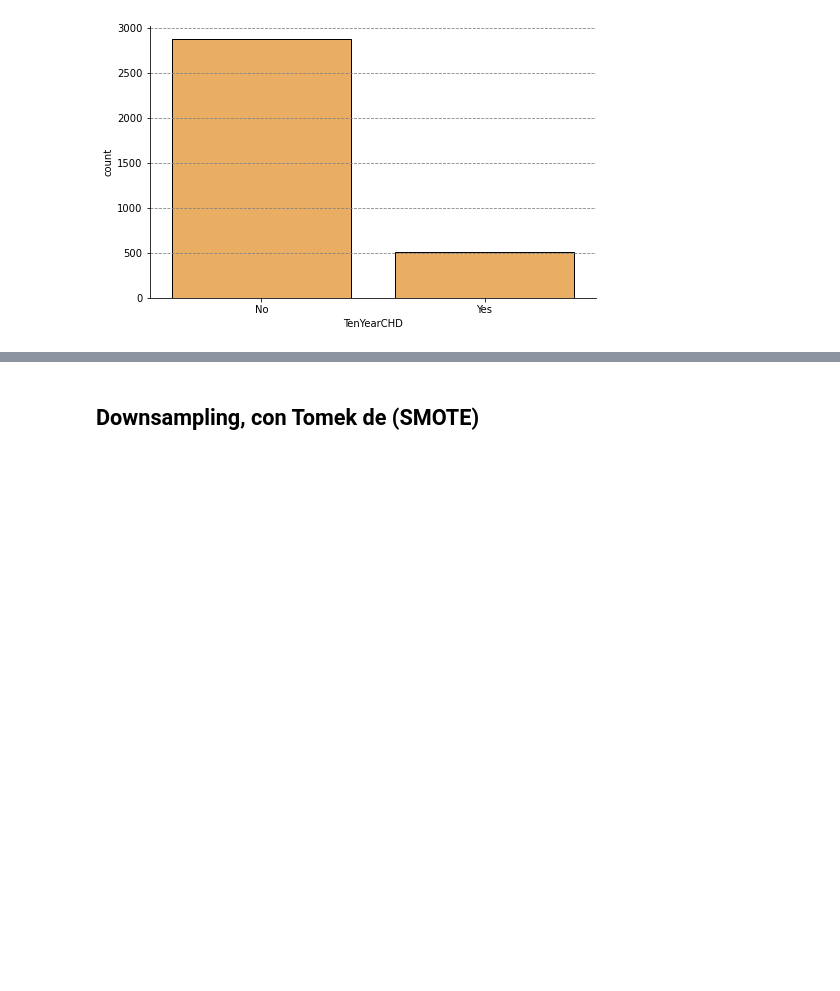
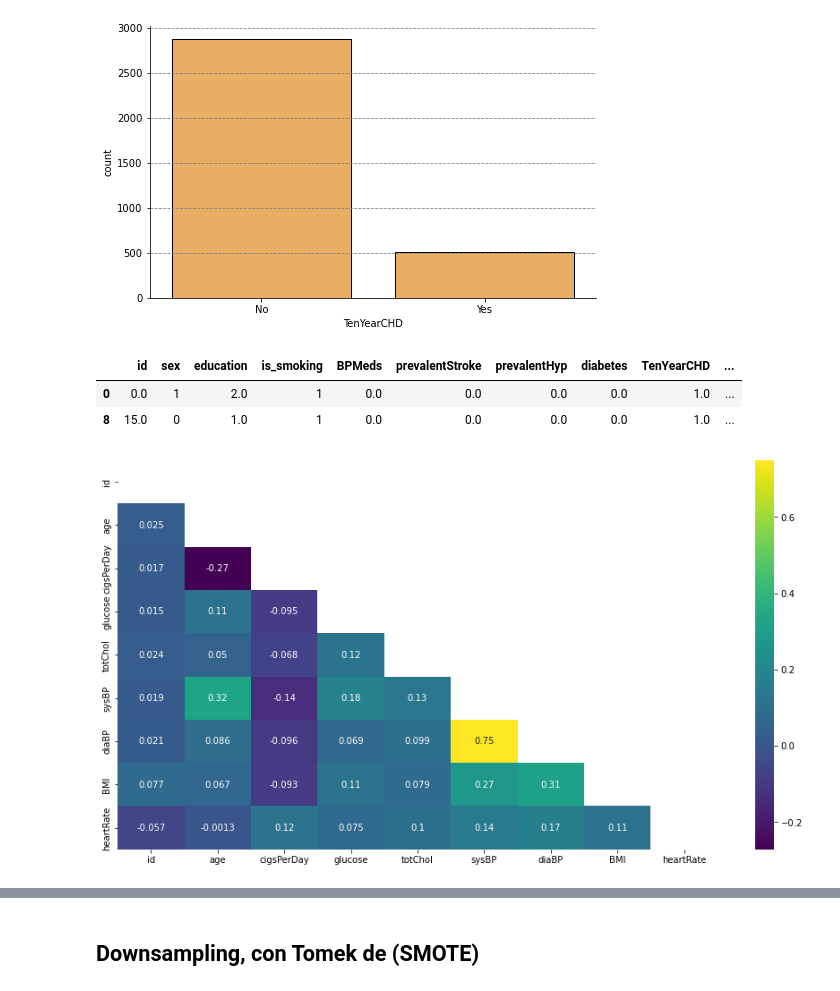
Before and after one commit to Adalab/DA-modulo-3-sprint-1-ana-anak, a Jupyter notebook: regresion-logistica/02-RLOG_Preprocesado.ipynb, the cells around one changed output, grey strips where cells are left out. Saved outputs shown, nothing was run; the diff lists cells and outputs as text; code cells hidden in the pictures; blank space fills up the shorter version.

```diff
--- a/regresion-logistica/02-RLOG_Preprocesado.ipynb
+++ b/regresion-logistica/02-RLOG_Preprocesado.ipynb
@@ -238,3 +238,16 @@ fig1.set(xticklabels=["No", "Yes"])
 plt.show()
 # %% [output]
 [figure]
+# %%
+df_positivo=df[(df['TenYearCHD']==1)]
+df_positivo.head(2)
+# %% [output]
+|  | id | sex | education | is_smoking | BPMeds | prevalentStroke | prevalentHyp | diabetes | TenYearCHD | ... |
+| 0 | 0.0 | 1 | 2.0 | 1 | 0.0 | 0.0 | 0.0 | 0.0 | 1.0 | ... |
+| 8 | 15.0 | 0 | 1.0 | 1 | 0.0 | 0.0 | 0.0 | 0.0 | 1.0 | ... |
+# %%
+plt.figure(figsize=(15,8))
+mask = np.triu(np.ones_like(df_positivo.corr(), dtype=bool))
+sns.heatmap(df_positivo.corr(), cmap="viridis", annot = True, mask = mask); #barra lateral
+# %% [output]
+[figure, added]
```
Also changed, not shown: parts of 11 cells of this notebook, 5 other files.
